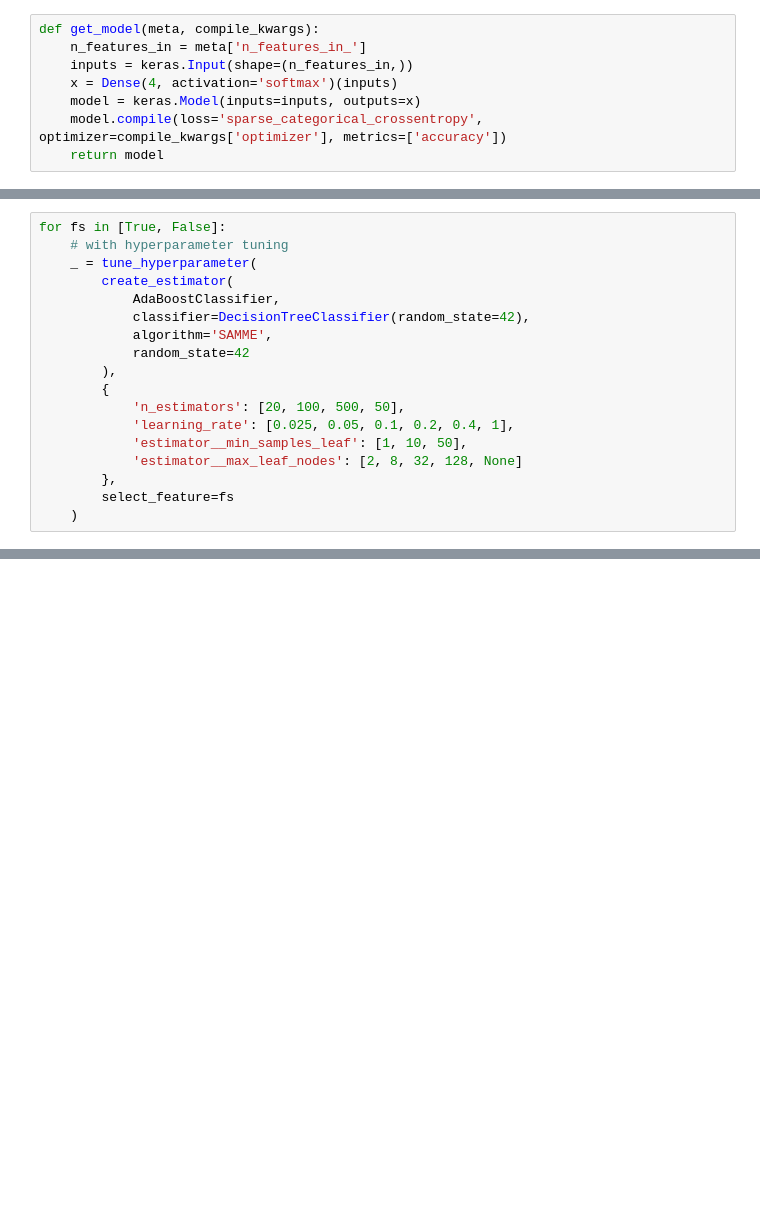
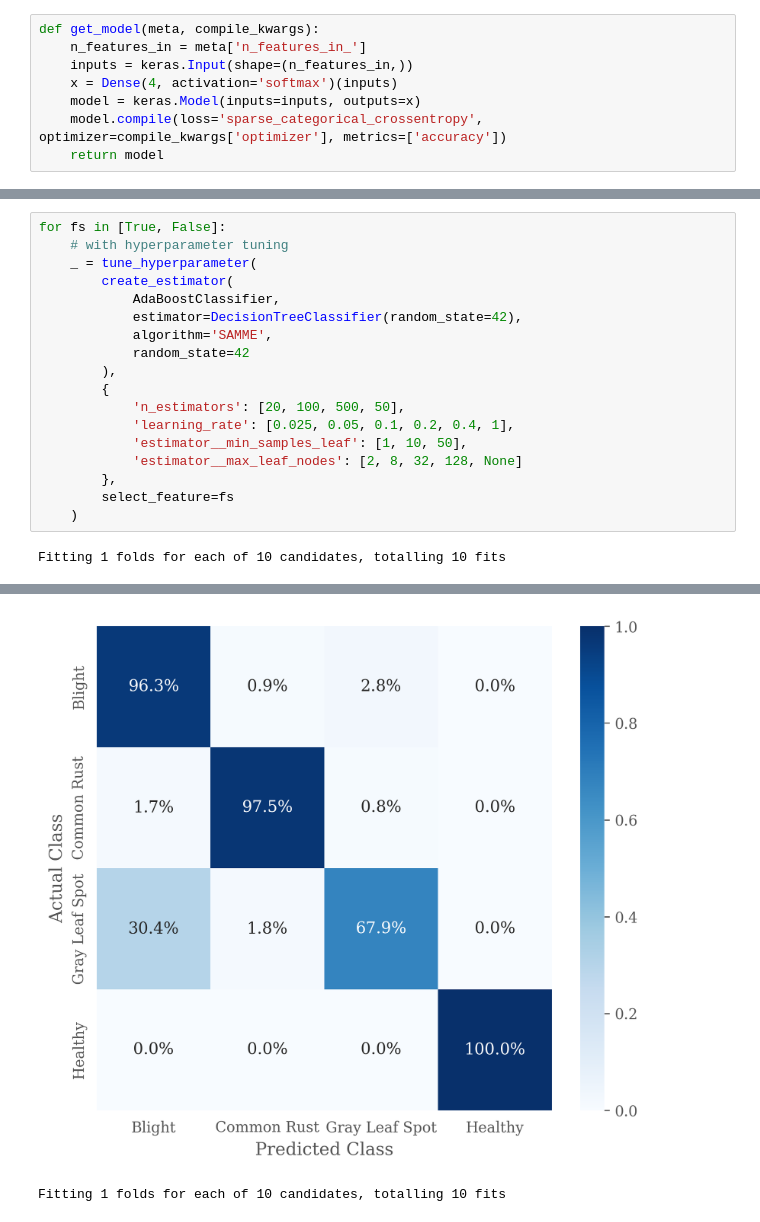
Before and after one commit to zeerafle/corn-disease, a Jupyter notebook: notebook.ipynb, the cells around one changed output, grey strips where cells are left out. Cells and saved outputs as stored; diff of their text form; blank space fills up the shorter version.

```diff
--- a/notebook.ipynb
+++ b/notebook.ipynb
@@ -239,7 +277,7 @@ for fs in [True, False]:
     _ = tune_hyperparameter(
         create_estimator(
             AdaBoostClassifier,
-            classifier=DecisionTreeClassifier(random_state=42),
+            estimator=DecisionTreeClassifier(random_state=42),
             algorithm='SAMME',
             random_state=42
         ),
@@ -251,3 +289,5 @@ for fs in [True, False]:
         },
         select_feature=fs
     )
+# %% [output]
+Fitting 1 folds for each of 10 candidates, totalling 10 fits
@@ -253,0 +295,2 @@ for fs in [True, False]:
+[figure, added]
+Fitting 1 folds for each of 10 candidates, totalling 10 fits
```
Also changed, not shown: parts of 9 cells of this notebook.
